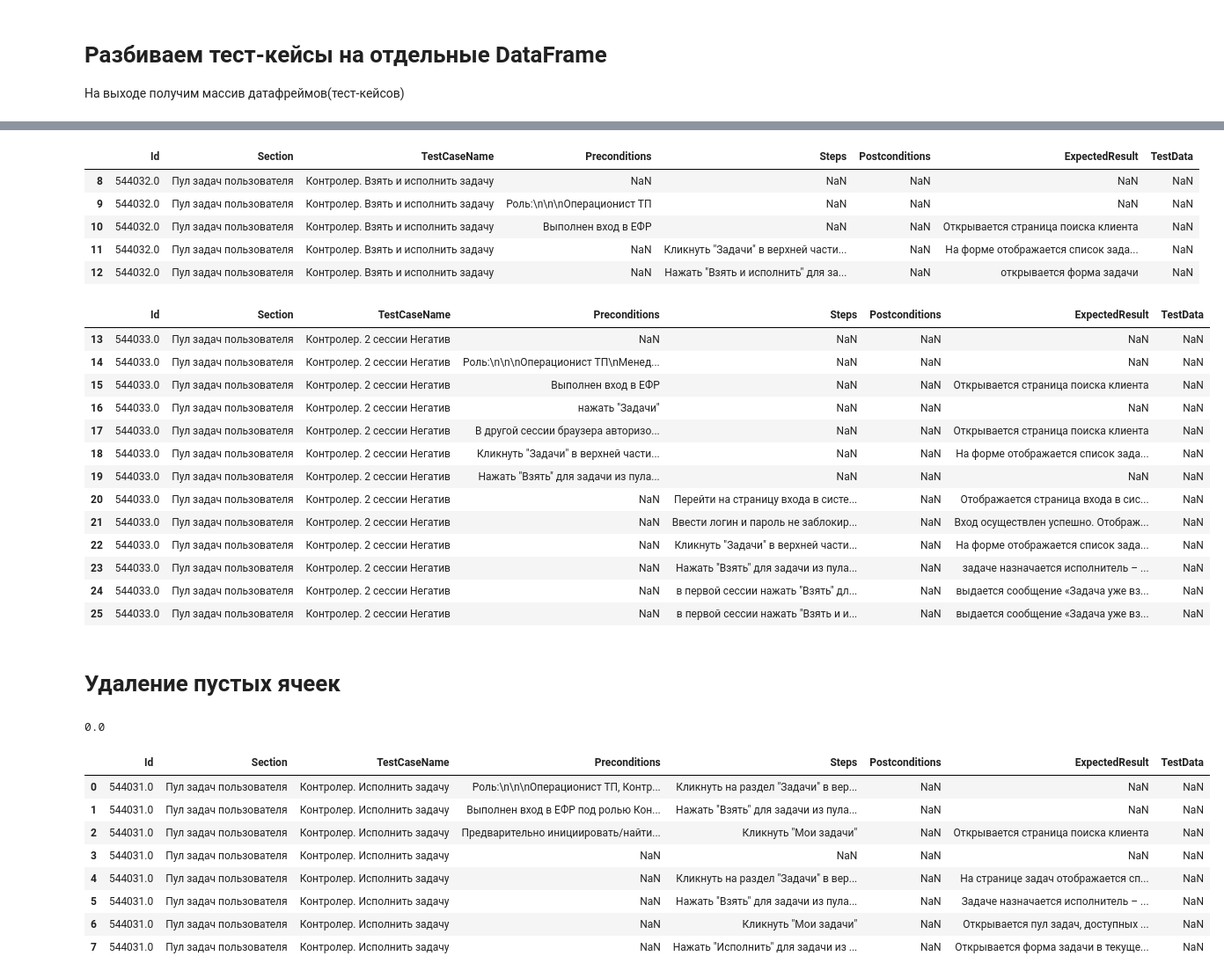
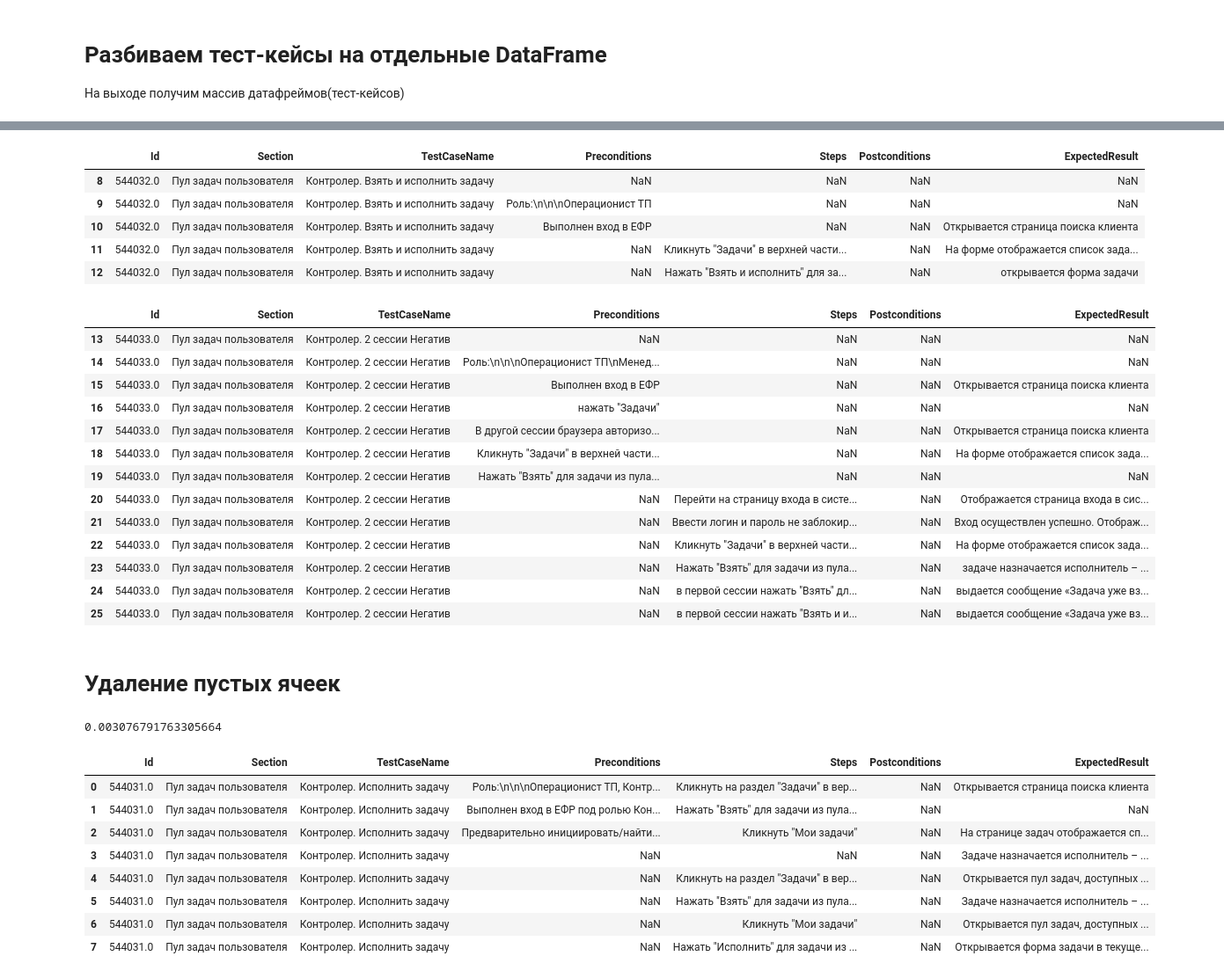
Before and after one commit to paulrainy/EmbeddingTest, a Jupyter notebook: spacy_test.ipynb, the cells around one changed output, grey strips where cells are left out. Shown: that part at 88% size. Saved outputs shown, nothing was run; the diff lists cells and outputs as text; code cells hidden in the pictures.

Commit message:
dataframes cleaned

```diff
--- a/spacy_test.ipynb
+++ b/spacy_test.ipynb
@@ -23,7 +23,7 @@ df.head()
 start_timer = time.time()
 
 def clean_dataset(dataset):
-    output_dataset = dataset.drop(['Automated', 'Iterations', 'Priority', 'State', 'CreatedDate', 'CreatedById', 'Tags', 'Comments', 'Direction'], axis=1, inplace=False)
+    output_dataset = dataset.drop(['Automated', 'Iterations', 'Priority', 'State', 'CreatedDate', 'CreatedById', 'Tags', 'Comments', 'Direction', 'TestData'], axis=1, inplace=False)
     # заполняем столбики значениями
     for index, row in output_dataset.iterrows():
         if math.isnan(output_dataset.loc[index, 'Id']):
@@ -94,29 +94,29 @@ output_array[0]
 # %%
 output_array[1]
 # %% [output]
-|  | Id | Section | TestCaseName | Preconditions | Steps | Postconditions | ExpectedResult | TestData |
-| 8 | 544032.0 | Пул задач пользователя | Контролер. Взять и исполнить задачу | NaN | NaN | NaN | NaN | NaN |
-| 9 | 544032.0 | Пул задач пользователя | Контролер. Взять и исполнить задачу | Роль:\n\n\nОперационист ТП | NaN | NaN | NaN | NaN |
-| 10 | 544032.0 | Пул задач пользователя | Контролер. Взять и исполнить задачу | Выполнен вход в ЕФР | NaN | NaN | Открывается страница поиска клиента | NaN |
-| 11 | 544032.0 | Пул задач пользователя | Контролер. Взять и исполнить задачу | NaN | Кликнуть "Задачи" в верхней части... | NaN | На форме отображается список зада... | NaN |
-| 12 | 544032.0 | Пул задач пользователя | Контролер. Взять и исполнить задачу | NaN | Нажать "Взять и исполнить" для за... | NaN | открывается форма задачи | NaN |
+|  | Id | Section | TestCaseName | Preconditions | Steps | Postconditions | ExpectedResult |
+| 8 | 544032.0 | Пул задач пользователя | Контролер. Взять и исполнить задачу | NaN | NaN | NaN | NaN |
+| 9 | 544032.0 | Пул задач пользователя | Контролер. Взять и исполнить задачу | Роль:\n\n\nОперационист ТП | NaN | NaN | NaN |
+| 10 | 544032.0 | Пул задач пользователя | Контролер. Взять и исполнить задачу | Выполнен вход в ЕФР | NaN | NaN | Открывается страница поиска клиента |
+| 11 | 544032.0 | Пул задач пользователя | Контролер. Взять и исполнить задачу | NaN | Кликнуть "Задачи" в верхней части... | NaN | На форме отображается список зада... |
+| 12 | 544032.0 | Пул задач пользователя | Контролер. Взять и исполнить задачу | NaN | Нажать "Взять и исполнить" для за... | NaN | открывается форма задачи |
 # %%
 output_array[2]
 # %% [output]
-|  | Id | Section | TestCaseName | Preconditions | Steps | Postconditions | ExpectedResult | TestData |
-| 13 | 544033.0 | Пул задач пользователя | Контролер. 2 сессии Негатив | NaN | NaN | NaN | NaN | NaN |
-| 14 | 544033.0 | Пул задач пользователя | Контролер. 2 сессии Негатив | Роль:\n\n\nОперационист ТП\nМенед... | NaN | NaN | NaN | NaN |
-| 15 | 544033.0 | Пул задач пользователя | Контролер. 2 сессии Негатив | Выполнен вход в ЕФР | NaN | NaN | Открывается страница поиска клиента | NaN |
-| 16 | 544033.0 | Пул задач пользователя | Контролер. 2 сессии Негатив | нажать "Задачи" | NaN | NaN | NaN | NaN |
-| 17 | 544033.0 | Пул задач пользователя | Контролер. 2 сессии Негатив | В другой сессии браузера авторизо... | NaN | NaN | Открывается страница поиска клиента | NaN |
-| 18 | 544033.0 | Пул задач пользователя | Контролер. 2 сессии Негатив | Кликнуть "Задачи" в верхней части... | NaN | NaN | На форме отображается список зада... | NaN |
-| 19 | 544033.0 | Пул задач пользователя | Контролер. 2 сессии Негатив | Нажать "Взять" для задачи из пула... | NaN | NaN | NaN | NaN |
-| 20 | 544033.0 | Пул задач пользователя | Контролер. 2 сессии Негатив | NaN | Перейти на страницу входа в систе... | NaN | Отображается страница входа в сис... | NaN |
-| 21 | 544033.0 | Пул задач пользователя | Контролер. 2 сессии Негатив | NaN | Ввести логин и пароль не заблокир... | NaN | Вход осуществлен успешно. Отображ... | NaN |
-| 22 | 544033.0 | Пул задач пользователя | Контролер. 2 сессии Негатив | NaN | Кликнуть "Задачи" в верхней части... | NaN | На форме отображается список зада... | NaN |
-| 23 | 544033.0 | Пул задач пользователя | Контролер. 2 сессии Негатив | NaN | Нажать "Взять" для задачи из пула... | NaN | задаче назначается исполнитель – ... | NaN |
-| 24 | 544033.0 | Пул задач пользователя | Контролер. 2 сессии Негатив | NaN | в первой сессии нажать "Взять" дл... | NaN | выдается сообщение «Задача уже вз... | NaN |
-| 25 | 544033.0 | Пул задач пользователя | Контролер. 2 сессии Негатив | NaN | в первой сессии нажать "Взять и и... | NaN | выдается сообщение «Задача уже вз... | NaN |
+|  | Id | Section | TestCaseName | Preconditions | Steps | Postconditions | ExpectedResult |
+| 13 | 544033.0 | Пул задач пользователя | Контролер. 2 сессии Негатив | NaN | NaN | NaN | NaN |
+| 14 | 544033.0 | Пул задач пользователя | Контролер. 2 сессии Негатив | Роль:\n\n\nОперационист ТП\nМенед... | NaN | NaN | NaN |
+| 15 | 544033.0 | Пул задач пользователя | Контролер. 2 сессии Негатив | Выполнен вход в ЕФР | NaN | NaN | Открывается страница поиска клиента |
+| 16 | 544033.0 | Пул задач пользователя | Контролер. 2 сессии Негатив | нажать "Задачи" | NaN | NaN | NaN |
+| 17 | 544033.0 | Пул задач пользователя | Контролер. 2 сессии Негатив | В другой сессии браузера авторизо... | NaN | NaN | Открывается страница поиска клиента |
+| 18 | 544033.0 | Пул задач пользователя | Контролер. 2 сессии Негатив | Кликнуть "Задачи" в верхней части... | NaN | NaN | На форме отображается список зада... |
+| 19 | 544033.0 | Пул задач пользователя | Контролер. 2 сессии Негатив | Нажать "Взять" для задачи из пула... | NaN | NaN | NaN |
+| 20 | 544033.0 | Пул задач пользователя | Контролер. 2 сессии Негатив | NaN | Перейти на страницу входа в систе... | NaN | Отображается страница входа в сис... |
+| 21 | 544033.0 | Пул задач пользователя | Контролер. 2 сессии Негатив | NaN | Ввести логин и пароль не заблокир... | NaN | Вход осуществлен успешно. Отображ... |
+| 22 | 544033.0 | Пул задач пользователя | Контролер. 2 сессии Негатив | NaN | Кликнуть "Задачи" в верхней части... | NaN | На форме отображается список зада... |
+| 23 | 544033.0 | Пул задач пользователя | Контролер. 2 сессии Негатив | NaN | Нажать "Взять" для задачи из пула... | NaN | задаче назначается исполнитель – ... |
+| 24 | 544033.0 | Пул задач пользователя | Контролер. 2 сессии Негатив | NaN | в первой сессии нажать "Взять" дл... | NaN | выдается сообщение «Задача уже вз... |
+| 25 | 544033.0 | Пул задач пользователя | Контролер. 2 сессии Негатив | NaN | в первой сессии нажать "Взять и и... | NaN | выдается сообщение «Задача уже вз... |
 # %% [markdown]
 # Удаление пустых ячеек
 # %%
@@ -127,43 +127,56 @@ def remove_empty_cells(array):
     for dframe in array:
         if pd.isna(dframe.at[dframe.index[0], 'Preconditions']):
             for i in range(len(dframe['Preconditions'])):
                 if i == len(dframe.index) - 1:
                     break
                 else:
                     dframe.at[dframe.index[i], 'Preconditions'] = dframe.at[dframe.index[i + 1], 'Preconditions']
 
         if pd.isna(dframe.at[dframe.index[0], 'Steps']):
             counter = 0
             for i in range(len(dframe['Steps'])):
                 if pd.isna(dframe.at[dframe.index[i], 'Steps']):
                     counter += 1
                 else:
                     break
 
             for i in range(len(dframe['Steps'])):
                 if i + counter == len(dframe.index) - 1:
                     break
                 else:
                     dframe.at[dframe.index[i], 'Steps'] = dframe.at[dframe.index[i + counter], 'Steps']
 
+        if pd.isna(dframe.at[dframe.index[0], 'ExpectedResult']):
+            counter = 0
+            for i in range(len(dframe['ExpectedResult'])):
+                if pd.isna(dframe.at[dframe.index[i], 'ExpectedResult']):
+                    counter += 1
+                else:
+                    break
+
+            for i in range(len(dframe['ExpectedResult'])):
+                if i + counter == len(dframe.index) - 1:
+                    break
+                else:
+                    dframe.at[dframe.index[i], 'ExpectedResult'] = dframe.at[dframe.index[i + counter], 'ExpectedResult']
 
     return array
 
 edited_output_array = remove_empty_cells(output_array)
 end_timer = time.time()
 print(end_timer - start_timer)
 edited_output_array[0]
 # %% [output]
-0.0
+0.003076791763305664
-|  | Id | Section | TestCaseName | Preconditions | Steps | Postconditions | ExpectedResult | TestData |
-| 0 | 544031.0 | Пул задач пользователя | Контролер. Исполнить задачу | Роль:\n\n\nОперационист ТП, Контр... | Кликнуть на раздел "Задачи" в вер... | NaN | NaN | NaN |
-| 1 | 544031.0 | Пул задач пользователя | Контролер. Исполнить задачу | Выполнен вход в ЕФР под ролью Кон... | Нажать "Взять" для задачи из пула... | NaN | NaN | NaN |
-| 2 | 544031.0 | Пул задач пользователя | Контролер. Исполнить задачу | Предварительно инициировать/найти... | Кликнуть "Мои задачи" | NaN | Открывается страница поиска клиента | NaN |
-| 3 | 544031.0 | Пул задач пользователя | Контролер. Исполнить задачу | NaN | NaN | NaN | NaN | NaN |
-| 4 | 544031.0 | Пул задач пользователя | Контролер. Исполнить задачу | NaN | Кликнуть на раздел "Задачи" в вер... | NaN | На странице задач отображается сп... | NaN |
-| 5 | 544031.0 | Пул задач пользователя | Контролер. Исполнить задачу | NaN | Нажать "Взять" для задачи из пула... | NaN | Задаче назначается исполнитель – ... | NaN |
-| 6 | 544031.0 | Пул задач пользователя | Контролер. Исполнить задачу | NaN | Кликнуть "Мои задачи" | NaN | Открывается пул задач, доступных ... | NaN |
-| 7 | 544031.0 | Пул задач пользователя | Контролер. Исполнить задачу | NaN | Нажать "Исполнить" для задачи из ... | NaN | Открывается форма задачи в текуще... | NaN |
+|  | Id | Section | TestCaseName | Preconditions | Steps | Postconditions | ExpectedResult |
+| 0 | 544031.0 | Пул задач пользователя | Контролер. Исполнить задачу | Роль:\n\n\nОперационист ТП, Контр... | Кликнуть на раздел "Задачи" в вер... | NaN | Открывается страница поиска клиента |
+| 1 | 544031.0 | Пул задач пользователя | Контролер. Исполнить задачу | Выполнен вход в ЕФР под ролью Кон... | Нажать "Взять" для задачи из пула... | NaN | NaN |
+| 2 | 544031.0 | Пул задач пользователя | Контролер. Исполнить задачу | Предварительно инициировать/найти... | Кликнуть "Мои задачи" | NaN | На странице задач отображается сп... |
+| 3 | 544031.0 | Пул задач пользователя | Контролер. Исполнить задачу | NaN | NaN | NaN | Задаче назначается исполнитель – ... |
+| 4 | 544031.0 | Пул задач пользователя | Контролер. Исполнить задачу | NaN | Кликнуть на раздел "Задачи" в вер... | NaN | Открывается пул задач, доступных ... |
+| 5 | 544031.0 | Пул задач пользователя | Контролер. Исполнить задачу | NaN | Нажать "Взять" для задачи из пула... | NaN | Задаче назначается исполнитель – ... |
+| 6 | 544031.0 | Пул задач пользователя | Контролер. Исполнить задачу | NaN | Кликнуть "Мои задачи" | NaN | Открывается пул задач, доступных ... |
+| 7 | 544031.0 | Пул задач пользователя | Контролер. Исполнить задачу | NaN | Нажать "Исполнить" для задачи из ... | NaN | Открывается форма задачи в текуще... |
 # %% [markdown]
 # spaCy
 
```
Also changed, not shown: parts of 5 cells of this notebook, 1 other file.
